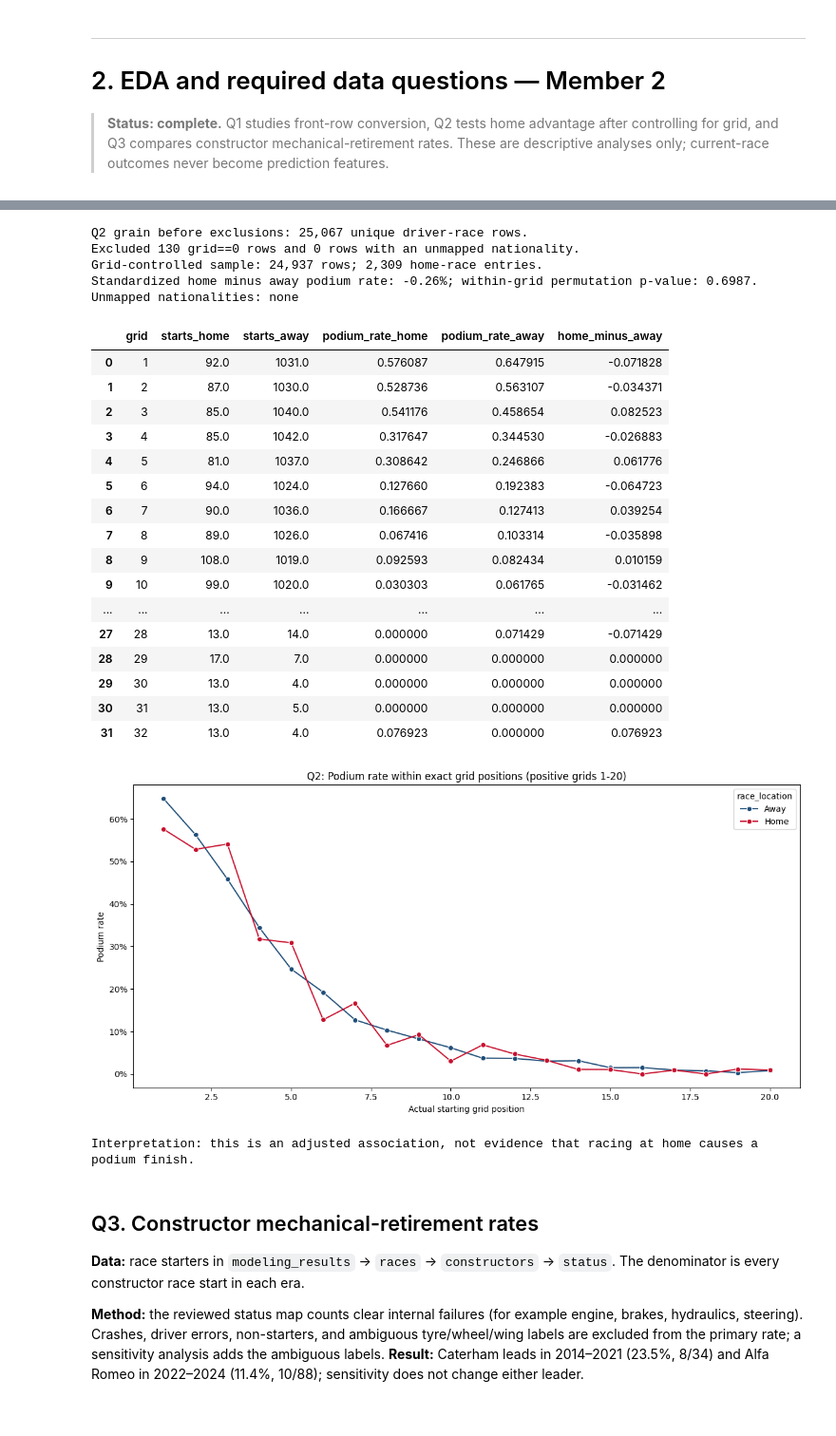
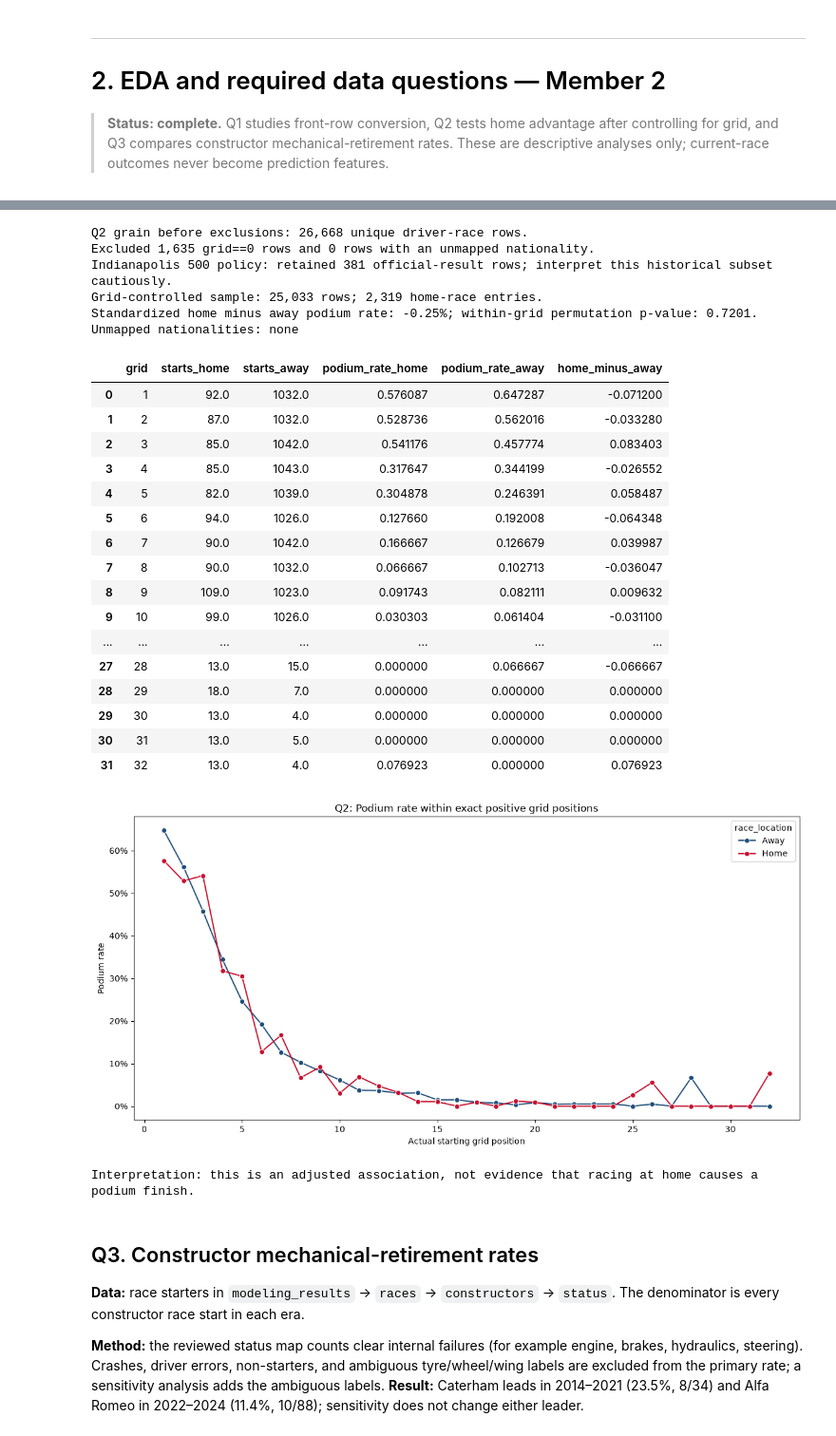
Before and after one commit to BaheyH/ML_F1_ACL2, a Jupyter notebook: Notebooks/F1_Combined_Members_1_to_4.ipynb, the cells around one changed output, grey strips where cells are left out. Shown at 95% size. Saved outputs shown, nothing was run; the diff lists cells and outputs as text; code cells hidden in the pictures.

```diff
--- a/Notebooks/F1_Combined_Members_1_to_4.ipynb
+++ b/Notebooks/F1_Combined_Members_1_to_4.ipynb
@@ -830,7 +830,7 @@ q1_qualifying['qualifying_position'] = pd.to_numeric(q1_qualifying['position'],
 q1_qualifying = q1_qualifying.drop(columns='position')
 assert not q1_qualifying.duplicated(['raceId', 'driverId']).any(), 'Qualifying join is not one row per driver-race.'
 
-q1 = (modeling_results
+q1 = (results_dedup
       .merge(q1_races, on='raceId', how='left', validate='many_to_one')
       .merge(q1_circuits, on='circuitId', how='left', validate='many_to_one')
       .merge(q1_qualifying, on=['raceId', 'driverId'], how='left', validate='one_to_one'))
@@ -862,7 +862,7 @@ q1_grid_qualifying_audit = (q1.loc[q1['qualifying_position'].notna()]
 grid_qualifying_difference_rate = q1_grid_qualifying_audit['grid_differs_from_qualifying'].mean()
 
 print(f'Q1 grain: {len(q1):,} unique driver-race rows; {len(q1_front_row):,} actual front-row starts.')
-print(f'Qualifying position is available for {qualifying_coverage:.1%} of starter rows; among available rows, '
+print(f'Qualifying position is available for {qualifying_coverage:.1%} of deduplicated result rows; among available rows, '
       f'actual grid differs from qualifying position {grid_qualifying_difference_rate:.1%} of the time.')
 print(f'Ranking rule: at least {MIN_FRONT_ROW_STARTS} front-row starts per circuit-era.')
 display(q1_ranking[['era', 'rank_within_era', 'circuit_label', 'front_row_starts', 'podiums',
@@ -933,11 +933,14 @@ NATIONALITY_TO_HOME_KEYS = {
 }
 CIRCUIT_COUNTRY_TO_KEY = {'USA': 'usa', 'United States': 'usa', 'UK': 'uk', 'UAE': 'united arab emirates'}
 
-q2 = (modeling_results
-      .merge(cleaned_dfs['races'][['raceId', 'circuitId', 'year']], on='raceId', how='left', validate='many_to_one')
+# Use the complete deduplicated historical base for this descriptive analysis.
+q2 = (results_dedup
+      .merge(cleaned_dfs['races'][['raceId', 'circuitId', 'year', 'name']], on='raceId', how='left', validate='many_to_one')
       .merge(cleaned_dfs['circuits'][['circuitId', 'country']], on='circuitId', how='left', validate='many_to_one')
       .merge(cleaned_dfs['drivers'][['driverId', 'nationality']], on='driverId', how='left', validate='many_to_one'))
 assert not q2.duplicated(['raceId', 'driverId']).any()
+# Retain Indianapolis 500 rows because they are official championship records; flag them for interpretation.
+q2['is_indianapolis_500'] = q2['name'].str.contains('Indianapolis 500', case=False, na=False)
 q2['grid'] = pd.to_numeric(q2['grid'], errors='coerce')
 q2['podium'] = (pd.to_numeric(q2['positionOrder'], errors='raise') <= 3).astype(int)
 q2['nationality_clean'] = q2['nationality'].astype('string').str.strip()
@@ -985,52 +988,54 @@ for iteration in range(N_PERMUTATIONS):
     away_podiums = total_podiums - home_podiums
     home_rates = home_podiums[eligible_grid_codes] / home_starts[eligible_grid_codes]
     away_rates = away_podiums[eligible_grid_codes] / away_starts[eligible_grid_codes]
     permuted_differences[iteration] = np.sum(eligible_weights * (home_rates - away_rates))
 permutation_p_value = (1 + np.count_nonzero(np.abs(permuted_differences) >= abs(observed_home_advantage))) / (N_PERMUTATIONS + 1)
 
 unmapped_nationalities = sorted(q2.loc[~q2['nationality_mapped'], 'nationality_clean'].dropna().unique())
 print(f'Q2 grain before exclusions: {len(q2):,} unique driver-race rows.')
 print(f'Excluded {int((q2.grid.eq(0)).sum()):,} grid==0 rows and {int((~q2.nationality_mapped).sum()):,} rows with an unmapped nationality.')
+print(f'Indianapolis 500 policy: retained {int(q2.is_indianapolis_500.sum()):,} official-result rows; interpret this historical subset cautiously.')
 print(f'Grid-controlled sample: {len(q2_controlled):,} rows; {int(q2_controlled.is_home.sum()):,} home-race entries.')
 print(f'Standardized home minus away podium rate: {observed_home_advantage:+.2%}; within-grid permutation p-value: {permutation_p_value:.4f}.')
 print('Unmapped nationalities:', unmapped_nationalities if unmapped_nationalities else 'none')
 display(q2_strata.reset_index()[['grid', 'starts_home', 'starts_away', 'podium_rate_home', 'podium_rate_away', 'home_minus_away']])
 
-q2_plot = q2_grid_summary.loc[q2_grid_summary['grid'].isin(q2_strata.index) & q2_grid_summary['grid'].le(20)].copy()
+q2_plot = q2_grid_summary.loc[q2_grid_summary['grid'].isin(q2_strata.index)].copy()
 q2_plot['race_location'] = np.where(q2_plot['is_home'], 'Home', 'Away')
 plt.figure(figsize=(12, 6))
 sns.lineplot(data=q2_plot, x='grid', y='podium_rate', hue='race_location', marker='o', palette={'Home': '#c8102e', 'Away': '#1f4e79'})
 plt.gca().yaxis.set_major_formatter(plt.matplotlib.ticker.PercentFormatter(1))
-plt.title('Q2: Podium rate within exact grid positions (positive grids 1-20)')
+plt.title('Q2: Podium rate within exact positive grid positions')
 plt.xlabel('Actual starting grid position')
 plt.ylabel('Podium rate')
 plt.tight_layout()
 plt.show()
 print('Interpretation: this is an adjusted association, not evidence that racing at home causes a podium finish.')
 # %% [output]
-Q2 grain before exclusions: 25,067 unique driver-race rows.
-Excluded 130 grid==0 rows and 0 rows with an unmapped nationality.
-Grid-controlled sample: 24,937 rows; 2,309 home-race entries.
-Standardized home minus away podium rate: -0.26%; within-grid permutation p-value: 0.6987.
+Q2 grain before exclusions: 26,668 unique driver-race rows.
+Excluded 1,635 grid==0 rows and 0 rows with an unmapped nationality.
+Indianapolis 500 policy: retained 381 official-result rows; interpret this historical subset cautiously.
+Grid-controlled sample: 25,033 rows; 2,319 home-race entries.
+Standardized home minus away podium rate: -0.25%; within-grid permutation p-value: 0.7201.
 Unmapped nationalities: none
 |  | grid | starts_home | starts_away | podium_rate_home | podium_rate_away | home_minus_away |
-| 0 | 1 | 92.0 | 1031.0 | 0.576087 | 0.647915 | -0.071828 |
-| 1 | 2 | 87.0 | 1030.0 | 0.528736 | 0.563107 | -0.034371 |
-| 2 | 3 | 85.0 | 1040.0 | 0.541176 | 0.458654 | 0.082523 |
-| 3 | 4 | 85.0 | 1042.0 | 0.317647 | 0.344530 | -0.026883 |
-| 4 | 5 | 81.0 | 1037.0 | 0.308642 | 0.246866 | 0.061776 |
-| 5 | 6 | 94.0 | 1024.0 | 0.127660 | 0.192383 | -0.064723 |
-| 6 | 7 | 90.0 | 1036.0 | 0.166667 | 0.127413 | 0.039254 |
-| 7 | 8 | 89.0 | 1026.0 | 0.067416 | 0.103314 | -0.035898 |
-| 8 | 9 | 108.0 | 1019.0 | 0.092593 | 0.082434 | 0.010159 |
-| 9 | 10 | 99.0 | 1020.0 | 0.030303 | 0.061765 | -0.031462 |
+| 0 | 1 | 92.0 | 1032.0 | 0.576087 | 0.647287 | -0.071200 |
+| 1 | 2 | 87.0 | 1032.0 | 0.528736 | 0.562016 | -0.033280 |
+| 2 | 3 | 85.0 | 1042.0 | 0.541176 | 0.457774 | 0.083403 |
+| 3 | 4 | 85.0 | 1043.0 | 0.317647 | 0.344199 | -0.026552 |
+| 4 | 5 | 82.0 | 1039.0 | 0.304878 | 0.246391 | 0.058487 |
+| 5 | 6 | 94.0 | 1026.0 | 0.127660 | 0.192008 | -0.064348 |
+| 6 | 7 | 90.0 | 1042.0 | 0.166667 | 0.126679 | 0.039987 |
+| 7 | 8 | 90.0 | 1032.0 | 0.066667 | 0.102713 | -0.036047 |
+| 8 | 9 | 109.0 | 1023.0 | 0.091743 | 0.082111 | 0.009632 |
+| 9 | 10 | 99.0 | 1026.0 | 0.030303 | 0.061404 | -0.031100 |
 | ... | ... | ... | ... | ... | ... | ... |
-| 27 | 28 | 13.0 | 14.0 | 0.000000 | 0.071429 | -0.071429 |
-| 28 | 29 | 17.0 | 7.0 | 0.000000 | 0.000000 | 0.000000 |
+| 27 | 28 | 13.0 | 15.0 | 0.000000 | 0.066667 | -0.066667 |
+| 28 | 29 | 18.0 | 7.0 | 0.000000 | 0.000000 | 0.000000 |
 | 29 | 30 | 13.0 | 4.0 | 0.000000 | 0.000000 | 0.000000 |
 | 30 | 31 | 13.0 | 5.0 | 0.000000 | 0.000000 | 0.000000 |
 | 31 | 32 | 13.0 | 4.0 | 0.076923 | 0.000000 | 0.076923 |
-[figure, old version]
+[figure, new version]
 Interpretation: this is an adjusted association, not evidence that racing at home causes a podium finish.
 # %% [markdown]
 ## Q3. Constructor mechanical-retirement rates
```
Also changed, not shown: parts of 10 cells of this notebook.
